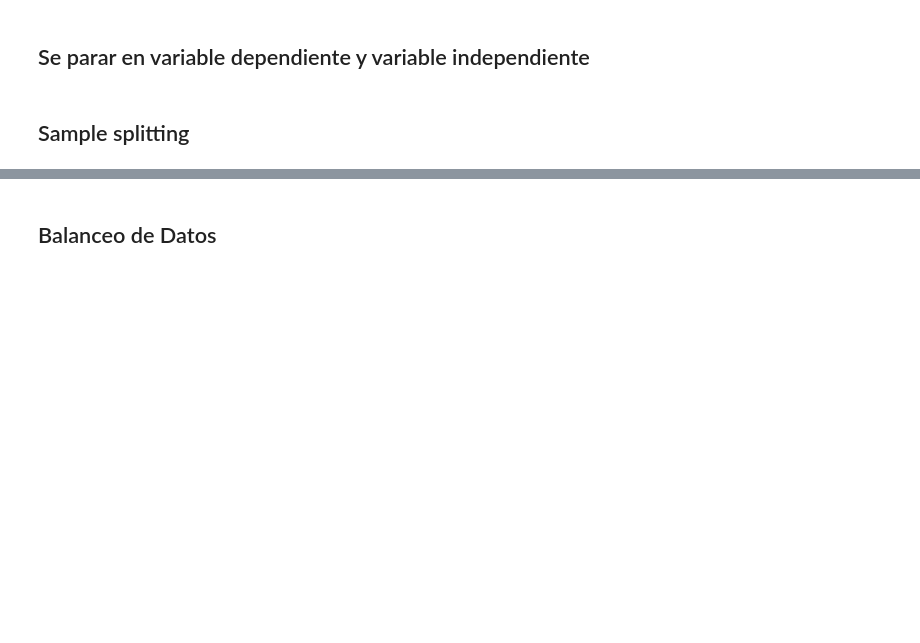
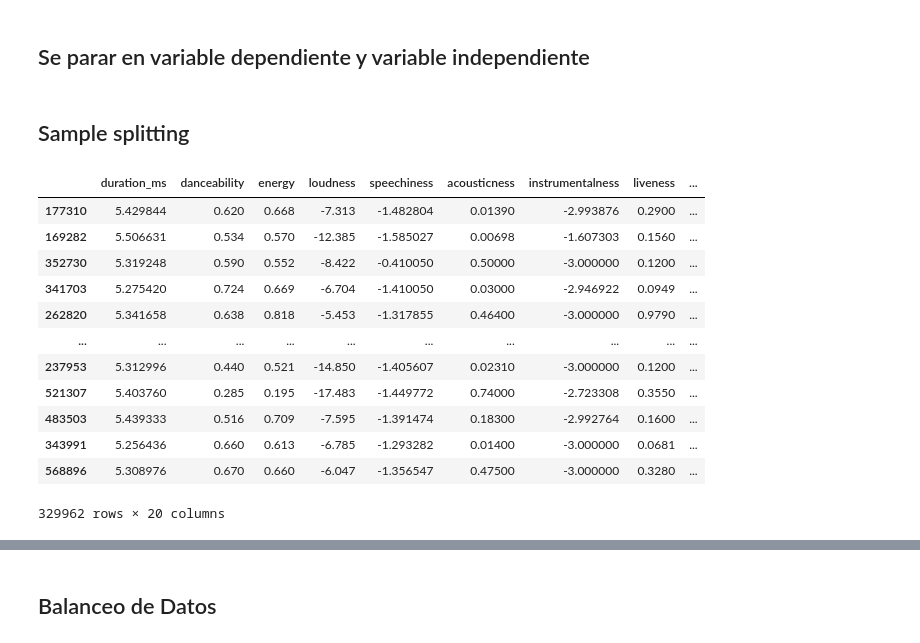
Before and after one commit to lucio-cornejo/proyecto-analisis-de-datos-1INF03, a Jupyter notebook: codes/paso-04.ipynb, the cells around one changed output, grey strips where cells are left out. Cells and saved outputs as stored; diff of their text form; code cells hidden in the pictures; blank space fills up the shorter version.

```diff
--- a/codes/paso-04.ipynb
+++ b/codes/paso-04.ipynb
@@ -13,7 +13,7 @@ dfunion = pd.read_csv("../datos/dfunion_post_imp.csv")
 # %% [markdown]
 ## Se parar en variable dependiente y variable independiente
 # %%
-y = dfunion[["list_pop"]]
+y = dfunion["list_pop"]
 x = dfunion[['duration_ms', 'danceability', 'energy', 'loudness', 'speechiness',
        'acousticness', 'instrumentalness', 'liveness', 'valence', 'tempo',
        'explicit', 'mode', 'Name_Length',
@@ -27,3 +27,19 @@ from sklearn.model_selection import train_test_split
 x_train, x_test, y_train, y_test = train_test_split(x, y, test_size=0.25, random_state=100, stratify=y)
 
 x_train, x_val, y_train, y_val = train_test_split(x_train, y_train, test_size=0.25, random_state=200, stratify=y_train)
+# %%
+x_train
+# %% [output]
+|  | duration_ms | danceability | energy | loudness | speechiness | acousticness | instrumentalness | liveness | ... |
+| 177310 | 5.429844 | 0.620 | 0.668 | -7.313 | -1.482804 | 0.01390 | -2.993876 | 0.2900 | ... |
+| 169282 | 5.506631 | 0.534 | 0.570 | -12.385 | -1.585027 | 0.00698 | -1.607303 | 0.1560 | ... |
+| 352730 | 5.319248 | 0.590 | 0.552 | -8.422 | -0.410050 | 0.50000 | -3.000000 | 0.1200 | ... |
+| 341703 | 5.275420 | 0.724 | 0.669 | -6.704 | -1.410050 | 0.03000 | -2.946922 | 0.0949 | ... |
+| 262820 | 5.341658 | 0.638 | 0.818 | -5.453 | -1.317855 | 0.46400 | -3.000000 | 0.9790 | ... |
+| ... | ... | ... | ... | ... | ... | ... | ... | ... | ... |
+| 237953 | 5.312996 | 0.440 | 0.521 | -14.850 | -1.405607 | 0.02310 | -3.000000 | 0.1200 | ... |
+| 521307 | 5.403760 | 0.285 | 0.195 | -17.483 | -1.449772 | 0.74000 | -2.723308 | 0.3550 | ... |
+| 483503 | 5.439333 | 0.516 | 0.709 | -7.595 | -1.391474 | 0.18300 | -2.992764 | 0.1600 | ... |
+| 343991 | 5.256436 | 0.660 | 0.613 | -6.785 | -1.293282 | 0.01400 | -3.000000 | 0.0681 | ... |
+| 568896 | 5.308976 | 0.670 | 0.660 | -6.047 | -1.356547 | 0.47500 | -3.000000 | 0.3280 | ... |
+329962 rows × 20 columns
```
Also changed, not shown: parts of 7 cells of this notebook.
